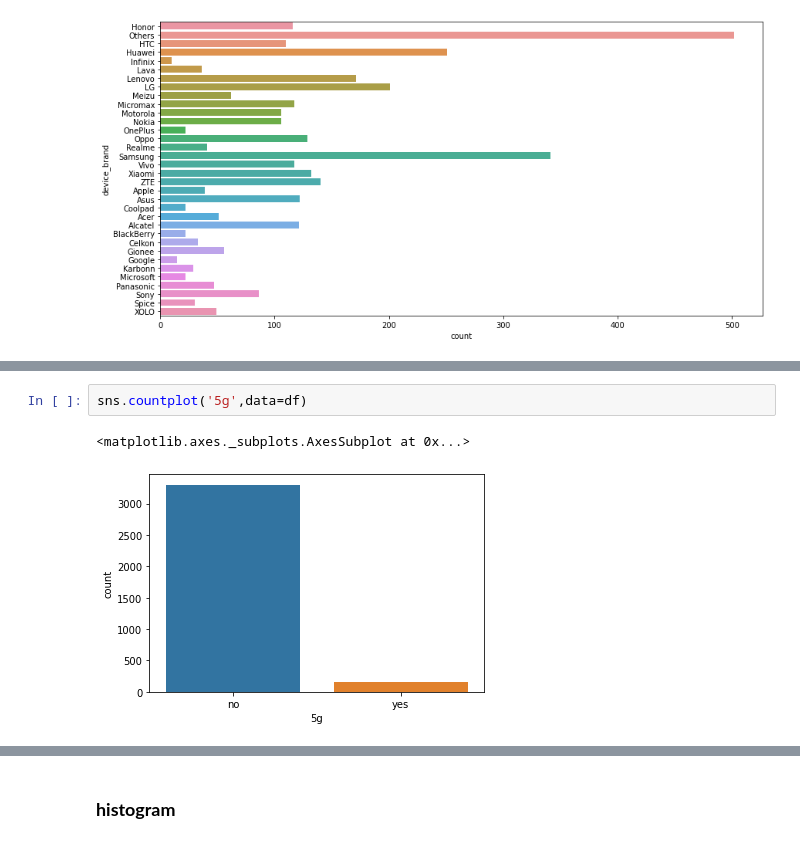
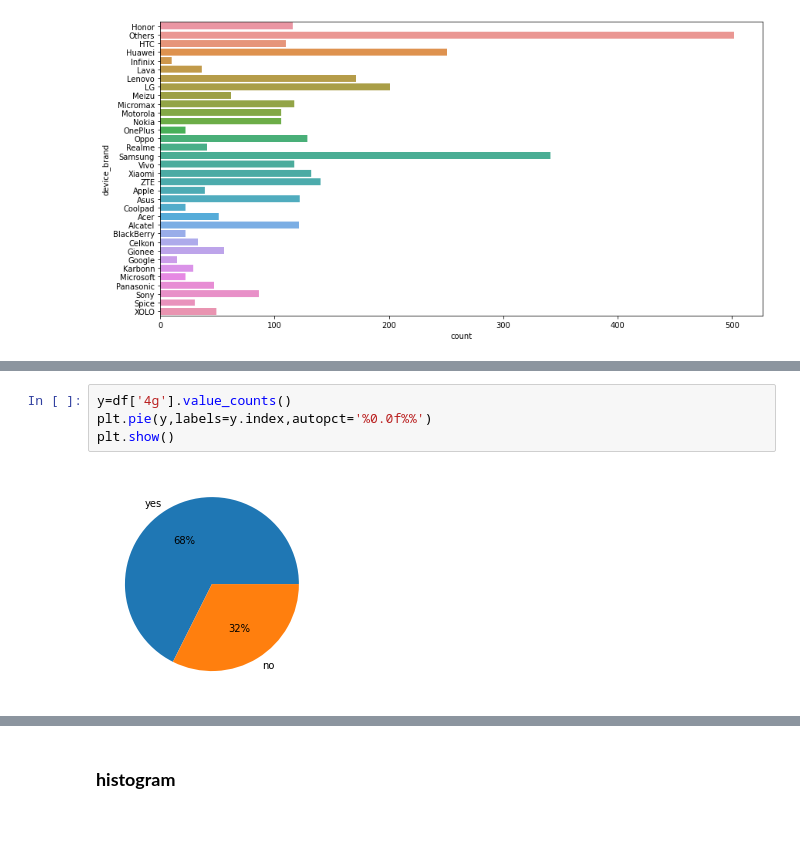
Before and after one commit to AmruthaAN/Amrutha-ml-project, a Jupyter notebook: used_device_project.ipynb, the cells around one changed output, grey strips where cells are left out. Drawn from its saved outputs; the diff is of its cells as text.

```diff
--- a/used_device_project.ipynb
+++ b/used_device_project.ipynb
@@ -98,5 +93,6 @@ sns.countplot('4g',data=df)
-# %%
-sns.countplot('5g',data=df)
-# %% [output]
-<matplotlib.axes._subplots.AxesSubplot at 0x...>
-[figure, removed]
+# %%
+y=df['4g'].value_counts()
+plt.pie(y,labels=y.index,autopct='%0.0f%%')
+plt.show()
+# %% [output]
+[figure, added]
```
Also changed, not shown: parts of 23 cells of this notebook.
